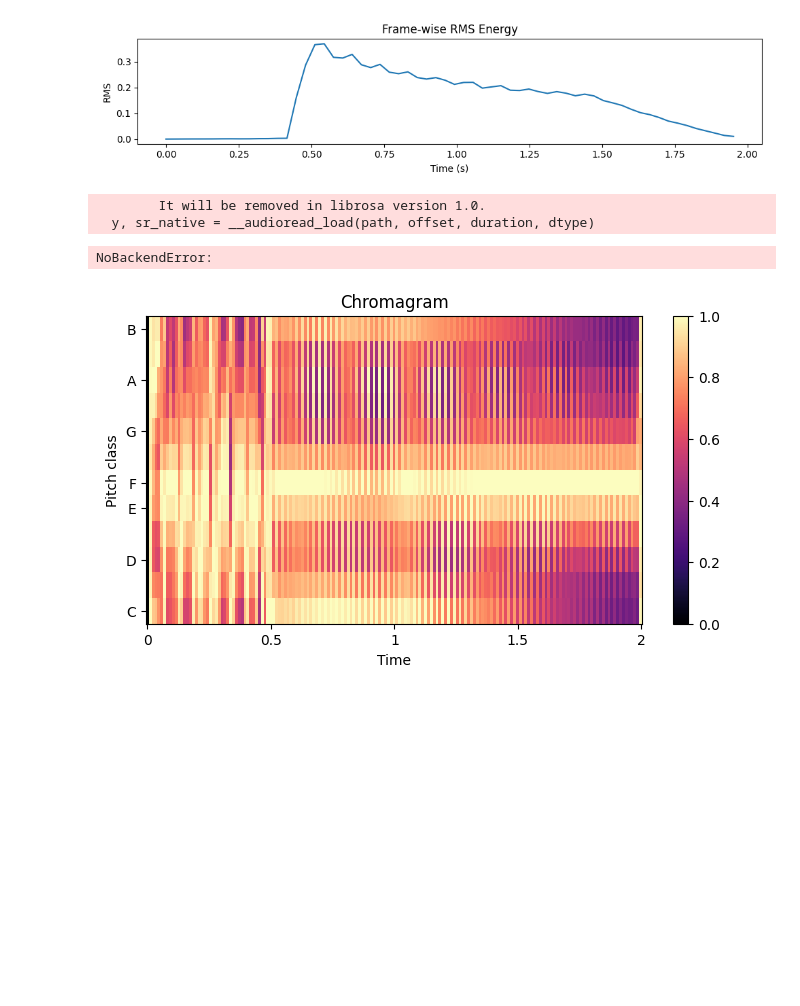
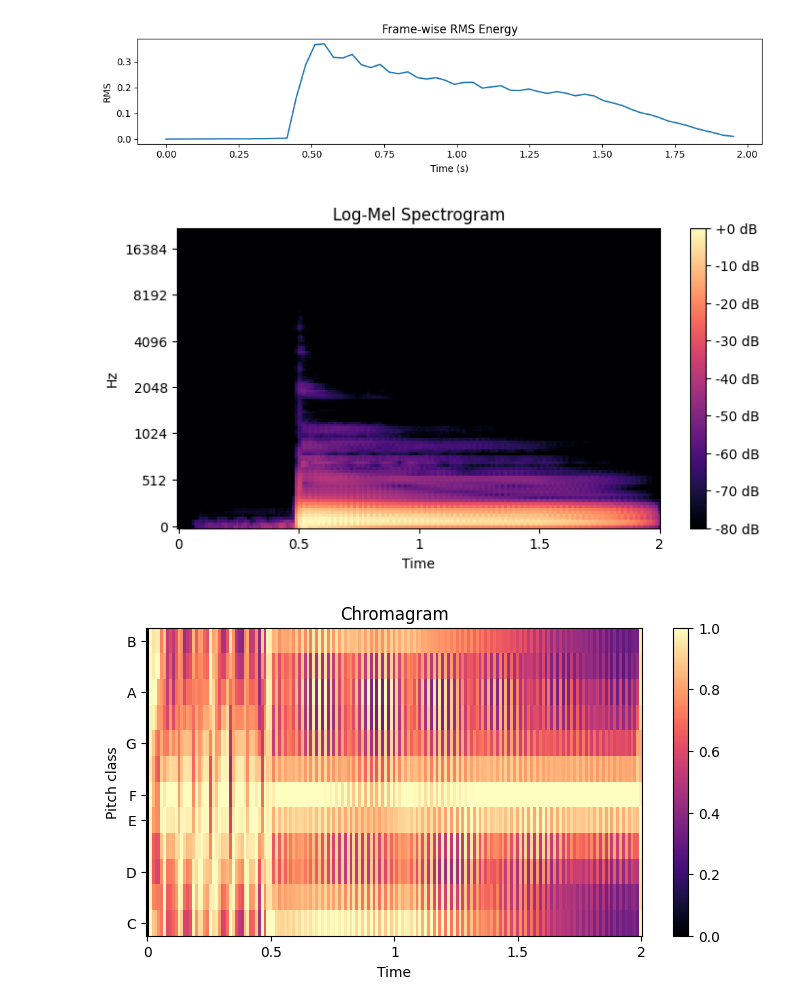
Before and after one commit to Lou-SdC/DataBass, a Jupyter notebook: notebooks/julien/audio_analysis.ipynb, the cells around one changed output. Drawn from its saved outputs; the diff is of its cells as text; code cells hidden in the pictures; blank space fills up the shorter version.

```diff
--- a/notebooks/julien/audio_analysis.ipynb
+++ b/notebooks/julien/audio_analysis.ipynb
@@ -142,21 +117,19 @@ def compute_logmel_spectrogram(y, sr, n_mels=128, hop_length=512):
     logmel_spectrogram = librosa.power_to_db(mel_spectrogram, ref=np.max)
     return logmel_spectrogram
 # %%
-y, sr = librosa.load(output_path, sr=None)
+y, sr = librosa.load(input_path, sr=None)
 
 # Compute log-mel spectrogram
 logmel_spectrogram = compute_logmel_spectrogram(y, sr=sr)
 
 # Display the log-mel spectrogram
 plt.figure(figsize=(8, 4))
 librosa.display.specshow(logmel_spectrogram, sr=sr, hop_length=512, x_axis='time', y_axis='mel')
 plt.colorbar(format='%+2.0f dB')
 plt.title('Log-Mel Spectrogram')
 plt.show()
 # %% [output]
-        It will be removed in librosa version 1.0.
-  y, sr_native = __audioread_load(path, offset, duration, dtype)
-NoBackendError:
+[figure, added]
 # %%
 # compute chromagram
 chromagram = librosa.feature.chroma_stft(y=y, sr=sr, hop_length=512)
```
Also changed, not shown: parts of 5 cells of this notebook.
